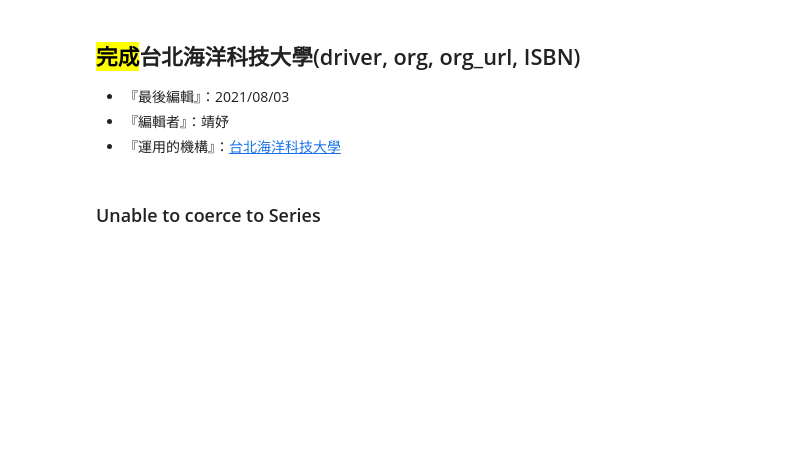
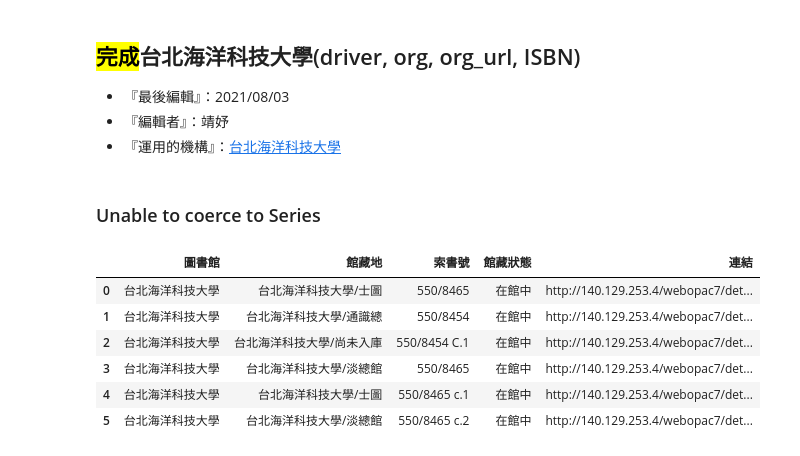
Before and after one commit to yulaie1012/ming-finds-books, a Jupyter notebook: crawlers.ipynb, the cells around one changed output. Saved outputs shown, nothing was run; the diff lists cells and outputs as text; code cells hidden in the pictures; blank space fills up the shorter version.

```diff
--- a/crawlers.ipynb
+++ b/crawlers.ipynb
@@ -1259,10 +1265,18 @@ def 台北海洋科技大學(driver, org, org_url, ISBN):
     else:
         return table
 # %%
-# driver = webdriver.Chrome(options=my_options, desired_capabilities=my_capabilities)
-# 台北海洋科技大學(
-#     driver=driver,
-#     org='台北海洋科技大學',
-#     org_url='http://140.129.253.4/webopac7/sim_data2.php?pageno=1&pagerows=15&orderby=BRN&ti=&au=&se=&su=&pr=&mt=&mt2=&yrs=&yre=&nn=&lc=&bn=',
-#     ISBN='986729193X'
-# )
+driver = webdriver.Chrome(options=my_options, desired_capabilities=my_capabilities)
+台北海洋科技大學(
+    driver=driver,
+    org='台北海洋科技大學',
+    org_url='http://140.129.253.4/webopac7/sim_data2.php?pageno=1&pagerows=15&orderby=BRN&ti=&au=&se=&su=&pr=&mt=&mt2=&yrs=&yre=&nn=&lc=&bn=',
+    ISBN='986729193X'
+)
+# %% [output]
+|  | 圖書館 | 館藏地 | 索書號 | 館藏狀態 | 連結 |
+| 0 | 台北海洋科技大學 | 台北海洋科技大學/士圖 | 550/8465 | 在館中 | http://140.129.253.4/webopac7/det... |
+| 1 | 台北海洋科技大學 | 台北海洋科技大學/通識總 | 550/8454 | 在館中 | http://140.129.253.4/webopac7/det... |
+| 2 | 台北海洋科技大學 | 台北海洋科技大學/尚未入庫 | 550/8454 C.1 | 在館中 | http://140.129.253.4/webopac7/det... |
+| 3 | 台北海洋科技大學 | 台北海洋科技大學/淡總館 | 550/8465 | 在館中 | http://140.129.253.4/webopac7/det... |
+| 4 | 台北海洋科技大學 | 台北海洋科技大學/士圖 | 550/8465 c.1 | 在館中 | http://140.129.253.4/webopac7/det... |
+| 5 | 台北海洋科技大學 | 台北海洋科技大學/淡總館 | 550/8465 c.2 | 在館中 | http://140.129.253.4/webopac7/det... |
```
Also changed, not shown: parts of 3 cells of this notebook, 3 other files.
